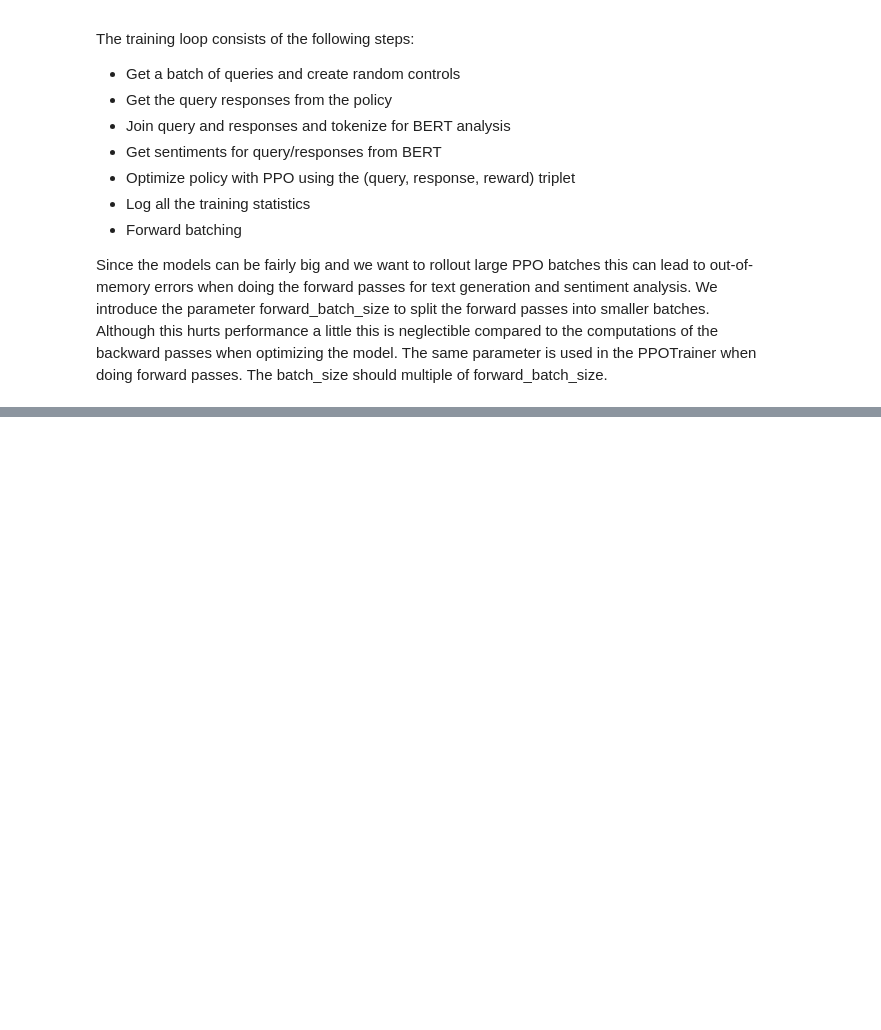
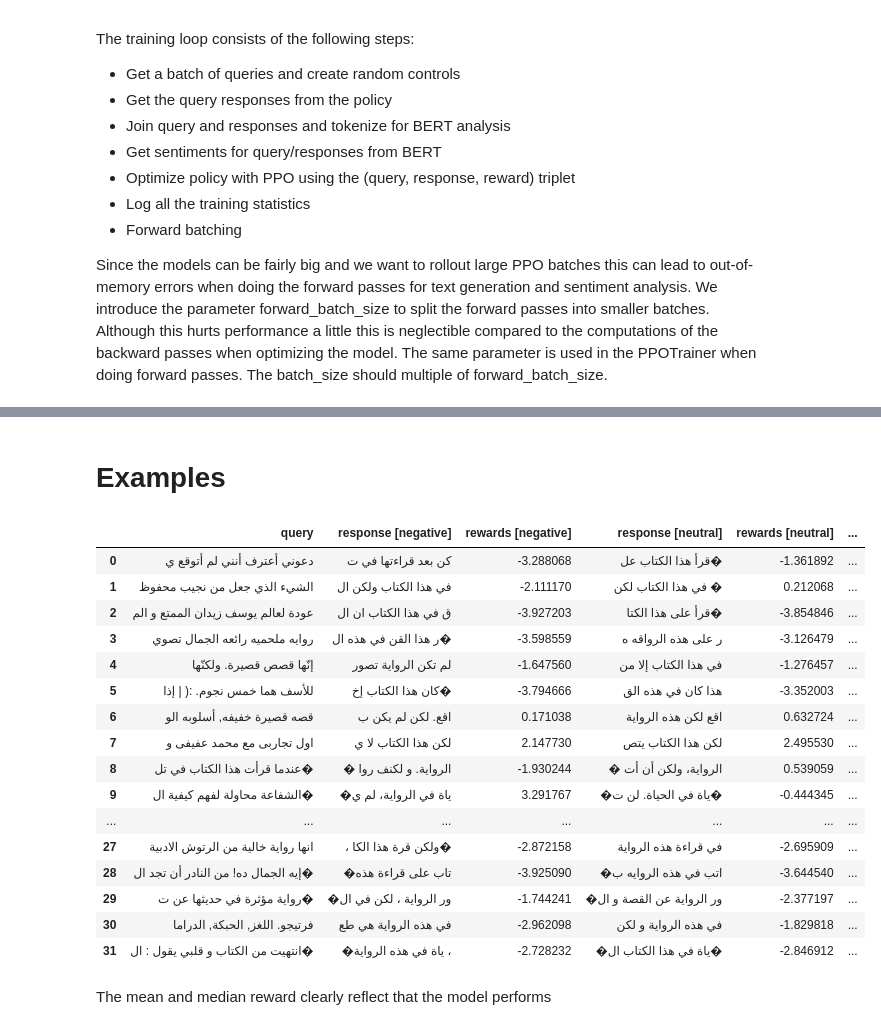
Before and after one commit to MohamedFawzy/cstgan, a Jupyter notebook: argpt2-ctrl.ipynb, the cells around one changed output, grey strips where cells are left out. Drawn from its saved outputs; the diff is of its cells as text; code cells hidden in the pictures; blank space fills up the shorter version.

Commit message:
notebook for sentiment generator

```diff
--- a/argpt2-ctrl.ipynb
+++ b/argpt2-ctrl.ipynb
@@ -421,0 +458,49 @@ for epoch in tqdm(range(int(np.ceil(config["steps"]/config['batch_size'])))):
+# %% [markdown]
+# Examples
+# %%
+#### get a batch from the dataset
+bs = 32
+game_data = dict()
+df_batch = df.sample(bs)
+query_list = df_batch['query'].tolist()
+game_data['query'] = query_list
+for ctrl in ctrl_str:
+    task_list = [ctrl] * bs
+    task_tensors = torch.stack([ctrl_tokens[t] for t in task_list])
+
+    query_tensors = torch.stack(df_batch['tokens'].tolist())
+    query_tensors = torch.cat((task_tensors, query_tensors), axis=1)
+
+    #### get response from gpt2 and gpt2_ref
+    response_tensors  = respond_to_batch(gpt2_model, query_tensors, txt_len=config['txt_out_len'])
+    game_data['response ' + ctrl] = [gpt2_tokenizer.decode(response_tensors[i, :]) for i in range(bs)]
+
+    #### sentiment analysis of query/response pairs before/after
+    texts = [q + r for q,r in zip(game_data['query'], game_data['response ' + ctrl])]
+    sentiment_inputs, attention_masks = build_bert_batch_from_txt(texts, sentiment_tokenizer, device)
+    rewards = sentiment_model.forward(sentiment_inputs, attention_masks)[0][:, 1].detach()
+    game_data['rewards ' + ctrl] = pos_logit_to_reward(rewards, task_list).cpu().numpy()
+
+# store results in a dataframe
+df_results = pd.DataFrame(game_data)
+df_results
+# %% [output]
+|  | query | response [negative] | rewards [negative] | response [neutral] | rewards [neutral] | ... |
+| 0 | دعوني أعترف أنني لم أتوقع ي | كن بعد قراءتها في ت | -3.288068 | قرأ هذا الكتاب عل� | -1.361892 | ... |
+| 1 | الشيء الذي جعل من نجيب محفوظ | في هذا الكتاب ولكن ال | -2.111170 | في هذا الكتاب لكن � | 0.212068 | ... |
+| 2 | عودة لعالم يوسف زيدان الممتع و الم | ق في هذا الكتاب ان ال | -3.927203 | قرأ على هذا الكتا� | -3.854846 | ... |
+| 3 | روايه ملحميه رائعه الجمال تصوي | ر هذا القن في هذه ال� | -3.598559 | ر على هذه الرواقه ه | -3.126479 | ... |
+| 4 | إنّها قصص قصيرة. ولكنّها | لم تكن الرواية تصور | -1.647560 | في هذا الكتاب إلا من | -1.276457 | ... |
+| 5 | للأسف هما خمس نجوم. :( | إذا | كان هذا الكتاب إخ� | -3.794666 | هذا كان في هذه الق | -3.352003 | ... |
+| 6 | قصه قصيرة خفيفه, أسلوبه الو | اقع. لكن لم يكن ب | 0.171038 | اقع لكن هذه الرواية | 0.632724 | ... |
+| 7 | اول تجاربى مع محمد عفيفى و | لكن هذا الكتاب لا ي | 2.147730 | لكن هذا الكتاب يتص | 2.495530 | ... |
+| 8 | عندما قرأت هذا الكتاب في تل� | � الرواية. و لكنف روا | -1.930244 | � الرواية، ولكن أن أت | 0.539059 | ... |
+| 9 | الشفاعة محاولة لفهم كيفية ال� | �ياة في الرواية، لم ي | 3.291767 | �ياة في الحياة. لن ت� | -0.444345 | ... |
+| ... | ... | ... | ... | ... | ... | ... |
+| 27 | انها رواية خالية من الرتوش الادبية | ، ولكن قرة هذا الكا� | -2.872158 | في قراءة هذه الرواية | -2.695909 | ... |
+| 28 | إيه الجمال ده! من النادر أن تجد ال� | �تاب على قراءة هذه | -3.925090 | �اتب في هذه الروايه ب | -3.644540 | ... |
+| 29 | رواية مؤثرة في حديثها عن ت� | �ور الرواية ، لكن في ال | -1.744241 | �ور الرواية عن القصة و ال | -2.377197 | ... |
+| 30 | فرتيجو. اللغز, الحبكة, الدراما | في هذه الرواية هي طع | -2.962098 | في هذه الرواية و لكن | -1.829818 | ... |
+| 31 | انتهيت من الكتاب و قلبي يقول : ال� | �ياة في هذه الرواية ، | -2.728232 | �ياة في هذا الكتاب ال� | -2.846912 | ... |
+# %% [markdown]
+The mean and median reward clearly reflect that the model performs
```
Also changed, not shown: parts of 30 cells of this notebook.
